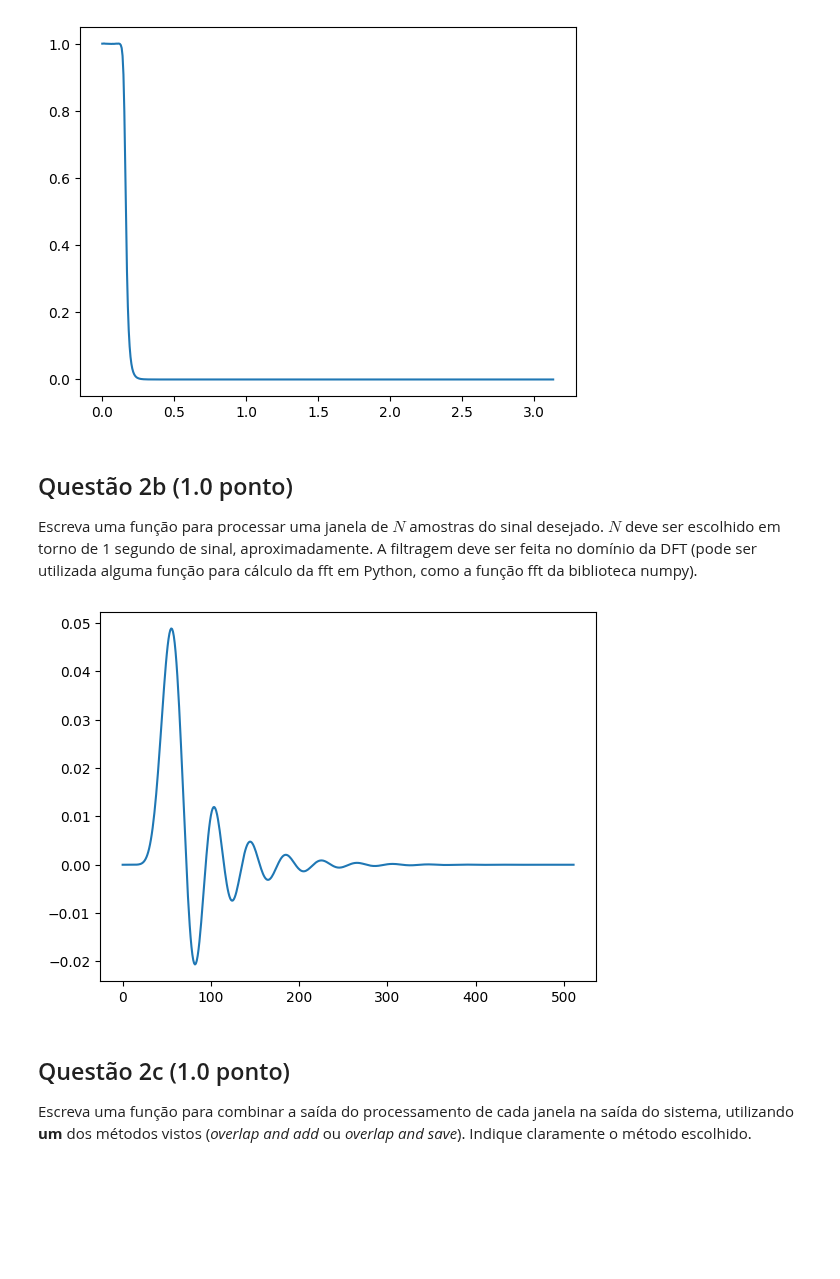
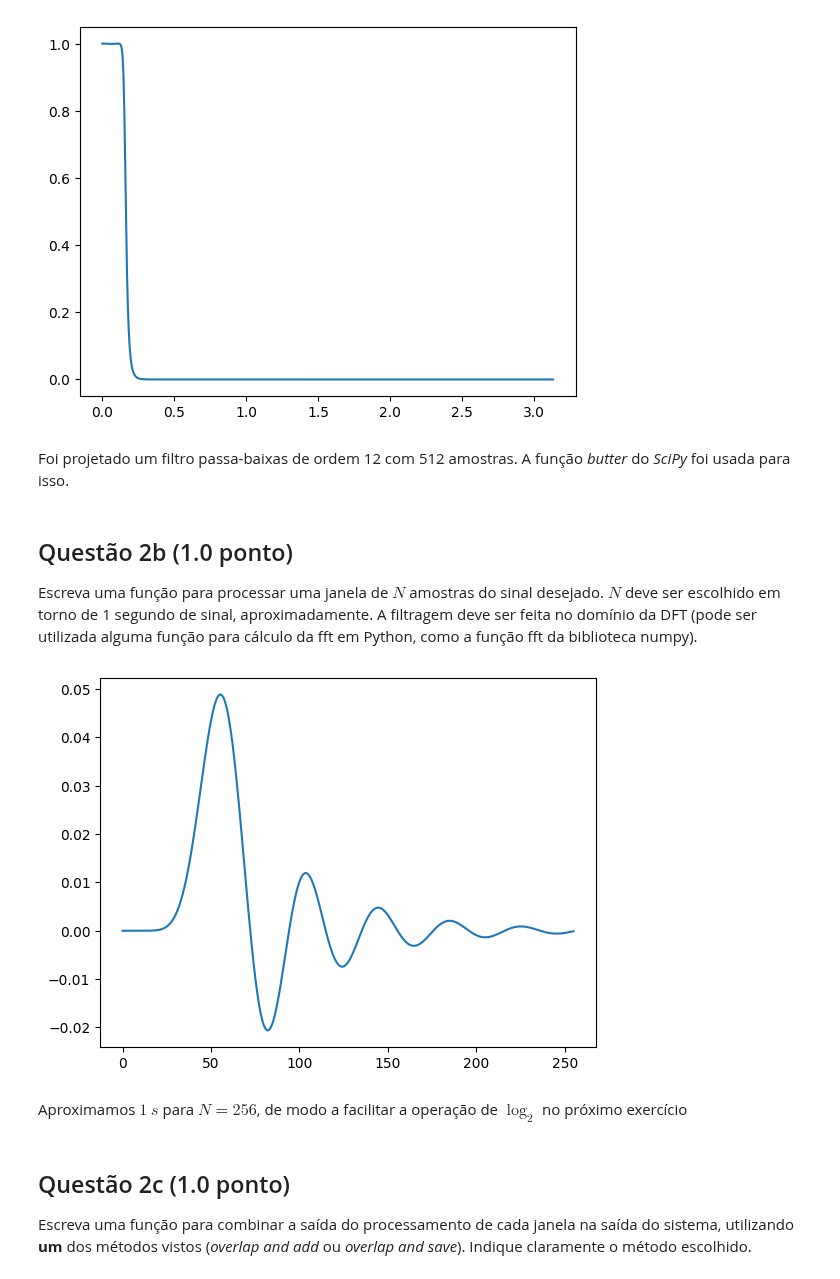
Before and after one commit to akaTsunemori/signal-processing-studies, a Jupyter notebook: projeto-4/projeto4.ipynb, the cells around one changed output. Cells and saved outputs as stored; diff of their text form; code cells hidden in the pictures; blank space fills up the shorter version.

```diff
--- a/projeto-4/projeto4.ipynb
+++ b/projeto-4/projeto4.ipynb
@@ -76,18 +116,23 @@ plt.plot(w, abs(response))
 plt.show()
 # %% [output]
 [figure]
+# %% [markdown]
+Foi projetado um filtro passa-baixas de ordem 12 com 512 amostras. A função *butter* do *SciPy* foi usada para isso.
 # %% [markdown]
 ## Questão 2b (1.0 ponto)
 
 Escreva uma função para processar uma janela de $N$ amostras do sinal desejado. $N$ deve ser escolhido em torno de 1 segundo de sinal, aproximadamente. A filtragem deve ser feita no domínio da DFT (pode ser utilizada alguma função para cálculo da fft em Python, como a função fft da biblioteca numpy).
 # %%
-x = np.zeros(nsamples)
+N = 256
+x = np.zeros(N)
 x[0] = 1
 h_n = sp.signal.lfilter(b, a, x)
 plt.plot(h_n)
 plt.show()
 # %% [output]
-[figure, old version]
+[figure, new version]
+# %% [markdown]
+Aproximamos $1 \ s$ para $N = 256$, de modo a facilitar a operação de $\log_2$ no próximo exercício
 # %% [markdown]
 ## Questão 2c (1.0  ponto)
 
```
Also changed, not shown: parts of 8 cells of this notebook, 1 other file.
